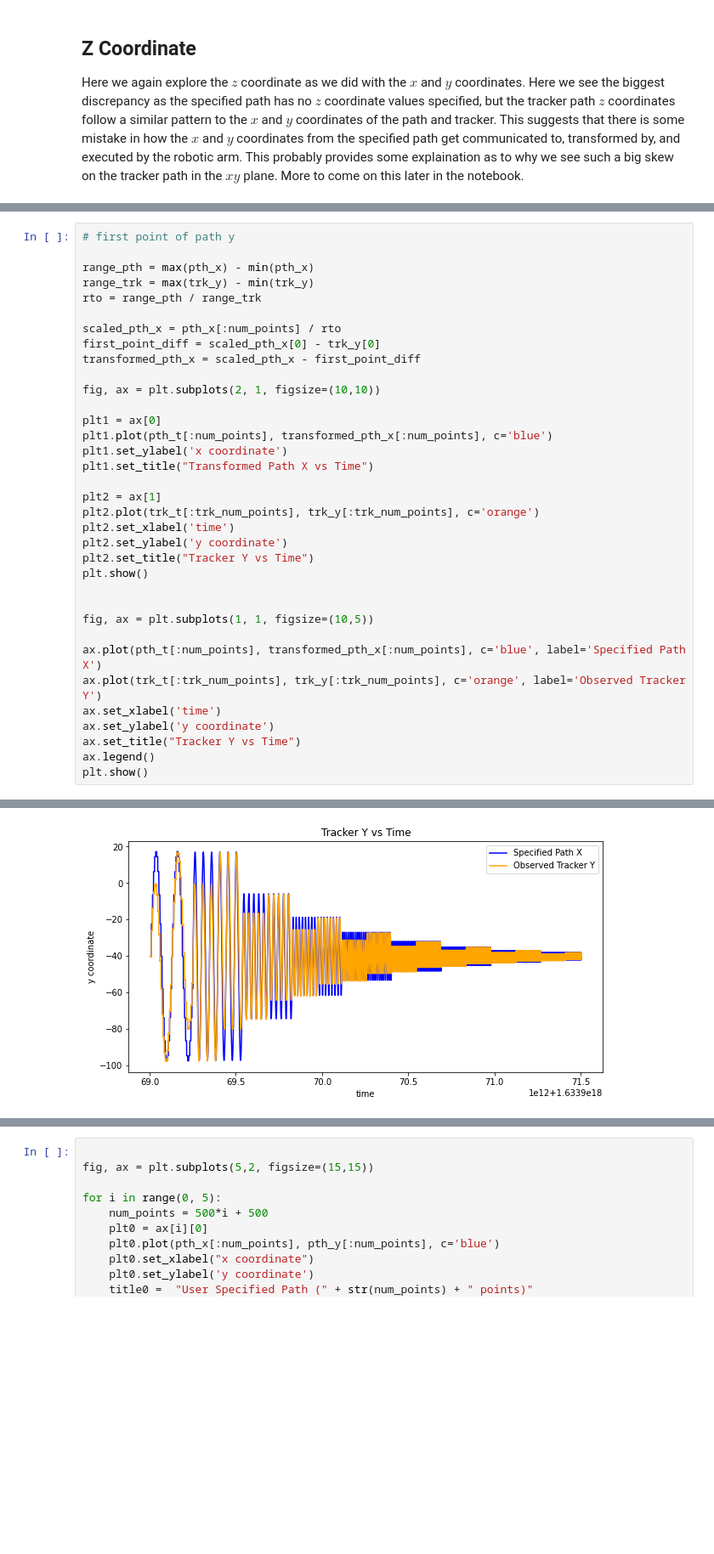
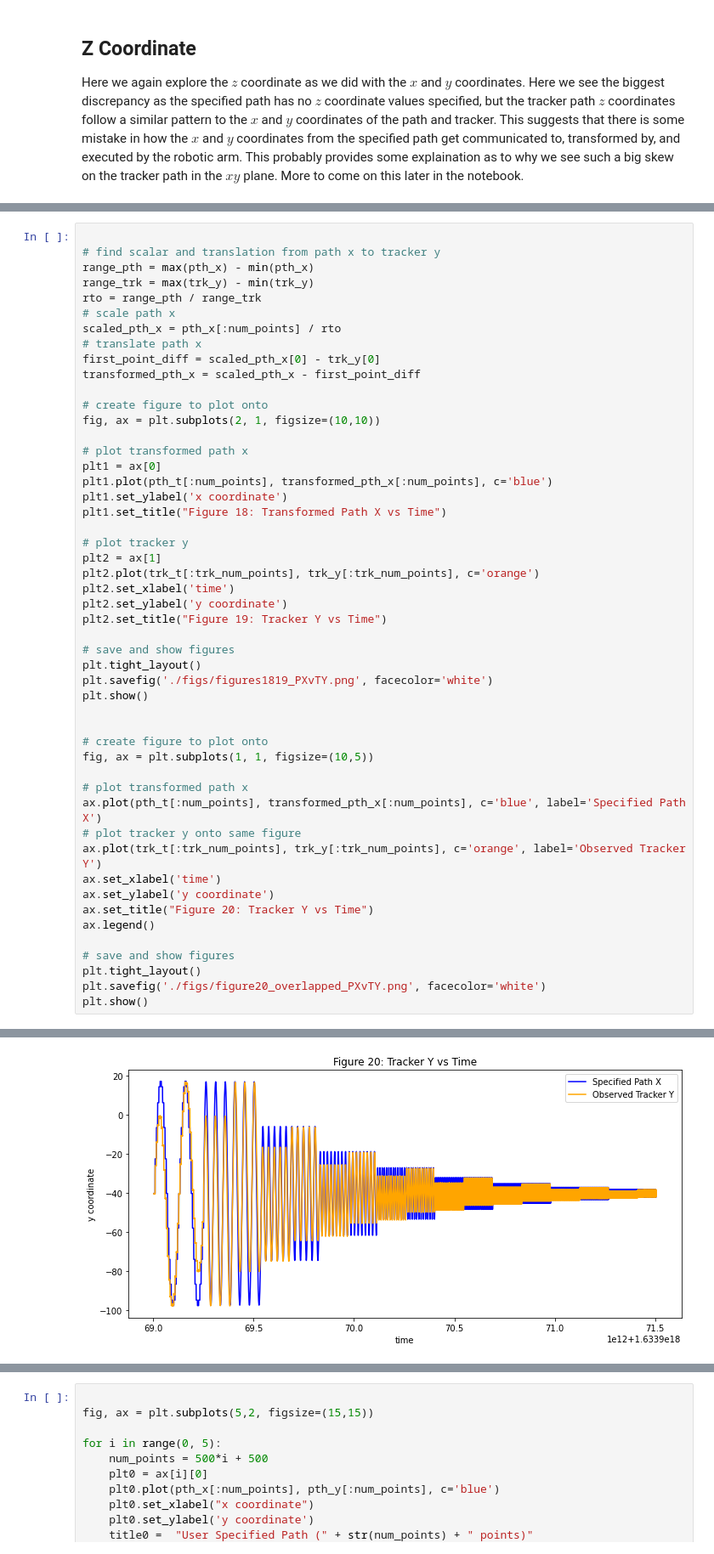
Before and after one commit to adamggibbs/path_analysis_soln, a Jupyter notebook: analysis.ipynb, the cells around one changed output, grey strips where cells are left out. Shown at 85% size. Drawn from its saved outputs; the diff is of its cells as text; blank space fills up the shorter version.

```diff
--- a/analysis.ipynb
+++ b/analysis.ipynb
@@ -369,36 +357,51 @@ plt.show()
 # %%
-# first point of path y
 
+# find scalar and translation from path x to tracker y
 range_pth = max(pth_x) - min(pth_x)
 range_trk = max(trk_y) - min(trk_y)
 rto = range_pth / range_trk
-
+# scale path x
 scaled_pth_x = pth_x[:num_points] / rto
+# translate path x
 first_point_diff = scaled_pth_x[0] - trk_y[0]
 transformed_pth_x = scaled_pth_x - first_point_diff
 
+# create figure to plot onto
 fig, ax = plt.subplots(2, 1, figsize=(10,10))
 
+# plot transformed path x
 plt1 = ax[0]
 plt1.plot(pth_t[:num_points], transformed_pth_x[:num_points], c='blue')
 plt1.set_ylabel('x coordinate')
-plt1.set_title("Transformed Path X vs Time")
+plt1.set_title("Figure 18: Transformed Path X vs Time")
 
+# plot tracker y
 plt2 = ax[1]
 plt2.plot(trk_t[:trk_num_points], trk_y[:trk_num_points], c='orange')
 plt2.set_xlabel('time')
 plt2.set_ylabel('y coordinate')
-plt2.set_title("Tracker Y vs Time")
+plt2.set_title("Figure 19: Tracker Y vs Time")
+
+# save and show figures
+plt.tight_layout()
+plt.savefig('./figs/figures1819_PXvTY.png', facecolor='white')
 plt.show()
 
 
+# create figure to plot onto
 fig, ax = plt.subplots(1, 1, figsize=(10,5))
 
+# plot transformed path x
 ax.plot(pth_t[:num_points], transformed_pth_x[:num_points], c='blue', label='Specified Path X')
+# plot tracker y onto same figure
 ax.plot(trk_t[:trk_num_points], trk_y[:trk_num_points], c='orange', label='Observed Tracker Y')
 ax.set_xlabel('time')
 ax.set_ylabel('y coordinate')
-ax.set_title("Tracker Y vs Time")
+ax.set_title("Figure 20: Tracker Y vs Time")
 ax.legend()
+
+# save and show figures
+plt.tight_layout()
+plt.savefig('./figs/figure20_overlapped_PXvTY.png', facecolor='white')
 plt.show()
 # %% [output]
@@ -406 +409 @@ plt.show()
-[figure, old version]
+[figure, new version]
```
Also changed, not shown: parts of 22 cells of this notebook, 11 other files.
